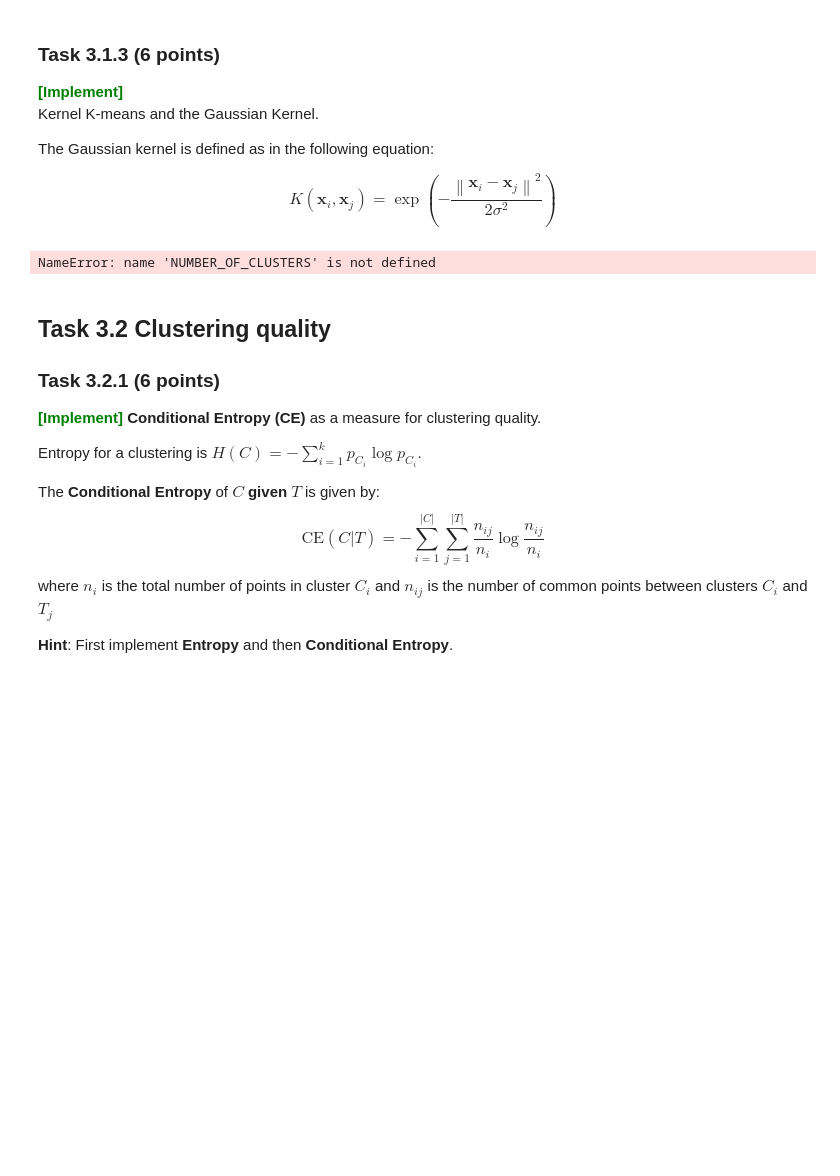
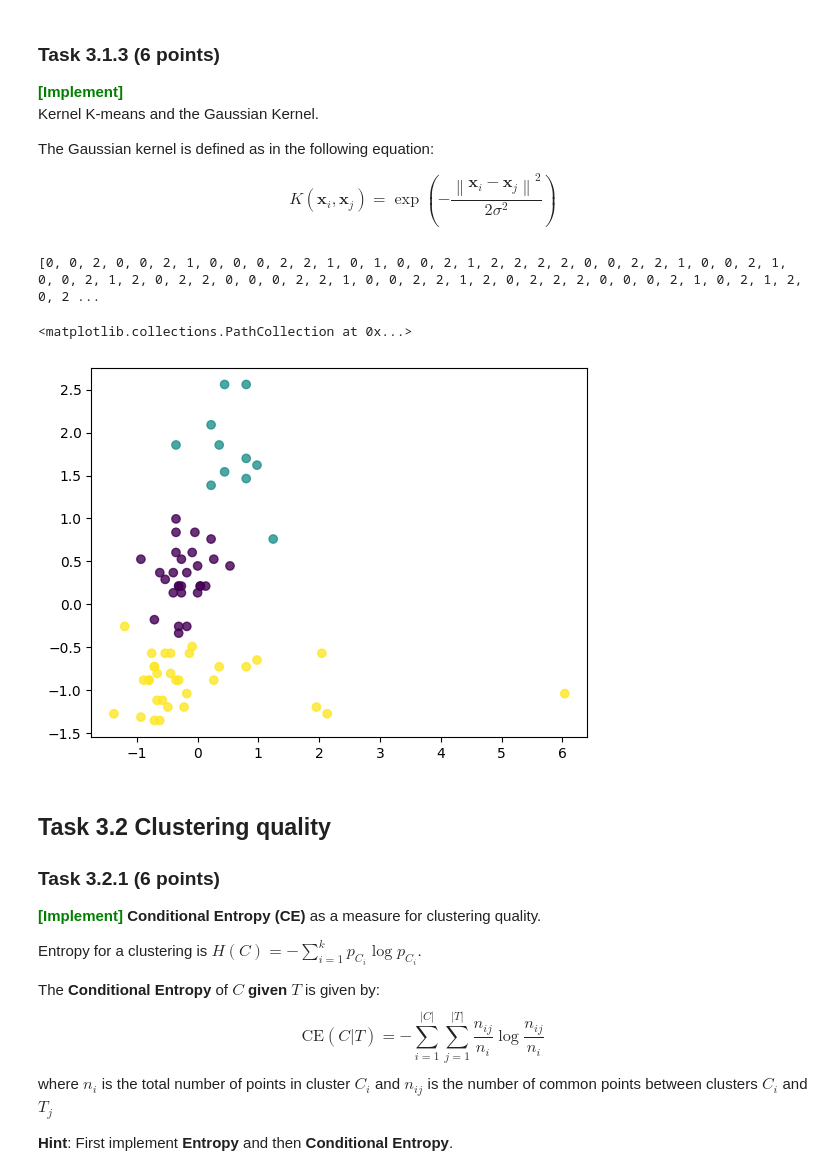
Before and after one commit to Joac1137/dm2023-exercises, a Jupyter notebook: handins/handin1.ipynb, the cells around one changed output. Cells and saved outputs as stored; diff of their text form; code cells hidden in the pictures; blank space fills up the shorter version.

Commit message:
Implemented kernel k means

```diff
--- a/handins/handin1.ipynb
+++ b/handins/handin1.ipynb
@@ -865,38 +868,82 @@ The Gaussian kernel is defined as in the following equation:
 $$
 K\left(\mathbf{x}_{i}, \mathbf{x}_{j}\right)=\exp \left(-\frac{\left\|\mathbf{x}_{i}-\mathbf{x}_{j}\right\|^{2}}{2 \sigma^{2}}\right)$$
 # %%
+import random
 ### YOUR CODE HERE
 X = toy[["sulphates", "alcohol"]].to_numpy()
 
 # Necessary Data normalization!
 X_norm = (X - X.min(0)) / X.ptp(0)
 
 def gaussian_kernel(x, y, sigma=0.8):
-    k = 0
-    ### YOUR CODE HERE
-
-
-    ### YOUR CODE HERE
+    k = np.exp(- (x - y)**2 / 2*sigma**2)
     return k
 
+def partition(lst, n):
+    division = len(lst) / float(n)
+    return [ lst[int(round(division * i)): int(round(division * (i + 1)))] for i in range(n) ]
 
 def kernel_kmeans(X, n_clusters, kernel=gaussian_kernel, iters=100, error=.01):
-    ### YOUR CODE HERE
+    np.random.shuffle(X)
+    clusters = partition(X, n_clusters)
 
+    for i in range(iters):
+        square_norm = []
+        for cluster in clusters:
+            cluster_square_norm = 0
+            for i in cluster:
+                for j in cluster:
+                    if np.all(i != j):
+                        cluster_square_norm += np.sum(kernel(i, j))
+            if len(cluster) > 0:
+                cluster_square_norm = cluster_square_norm * (1 / len(cluster)**2)
 
-    ### YOUR CODE HERE
-    return clusters
+            square_norm.append(cluster_square_norm)
 
+        average_kernel_value = []
+        for x in X:
+            akv = []
+            for cluster in clusters:
+                value = 0
+                for i in cluster:
+                   value += np.sum(kernel(x,i))
+                if len(cluster) > 0:
+                    akv.append(1 / (len(cluster)) * value)
+                else:
+                    akv.append(value)
 
+            average_kernel_value.append(akv)
+
+        new_clusters = []
+        new_clusters_points = [[] for i in range(len(X))]
+        dist = []
+        for x in range(len(X)):
+            val = []
+            for cluster in range(len(clusters)):
+                val.append(square_norm[cluster] - 2*average_kernel_value[x][cluster])
+            dist.append(val)
+
+            j = np.argmin(val)
+            new_clusters.append(j)
+            new_clusters_points[j].append(X[x])
+
+        clusters = new_clusters_points
+
+    return new_clusters
+
+NUMBER_OF_CLUSTERS = 2
+SOME_AMOUNT_OF_CLUSTERS = 3
 clusters = kernel_kmeans(X_norm, NUMBER_OF_CLUSTERS)
 
 scaler = StandardScaler().fit(X_norm)
 X_scaled = scaler.transform(X_norm)
 clusters = kernel_kmeans(X_scaled, SOME_AMOUNT_OF_CLUSTERS)
-
+print(clusters)
 plt.scatter(X_scaled[:, 0], X_scaled[:, 1], alpha=0.8, c=clusters)
 # %% [output]
-NameError: name 'NUMBER_OF_CLUSTERS' is not defined
+[0, 0, 2, 0, 0, 2, 1, 0, 0, 0, 2, 2, 1, 0, 1, 0, 0, 2, 1, 2, 2, 2, 2, 0, 0, 2, 2, 1, 0, 0, 2, 1, 0, 0, 2, 1, 2, 0, 2, 2, 0, 0, 0, 2, 2, 1, 0, 0, 2, 2, 1, 2, 0, 2, 2, 2, 0, 0, 0, 2, 1, 0, 2, 1, 2, 0, 2 ...
+<matplotlib.collections.PathCollection at 0x...>
+[figure, added]
 # %% [markdown]
 
 ## Task 3.2 Clustering quality
```
Also changed, not shown: parts of 3 cells of this notebook.
